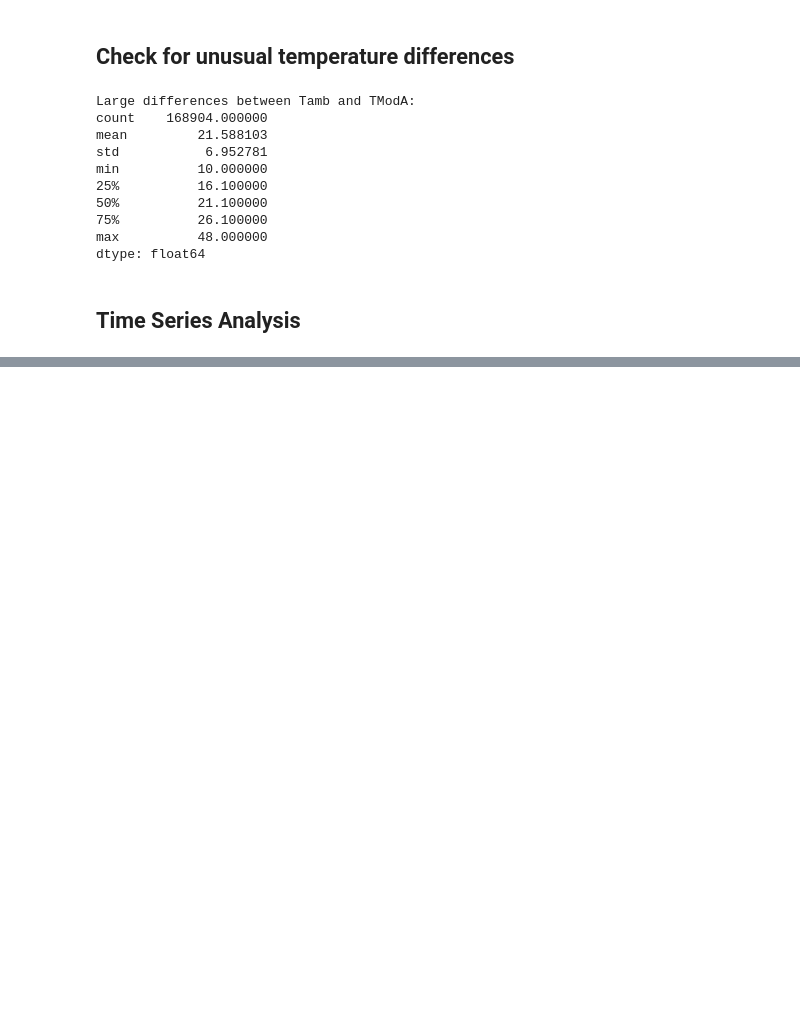
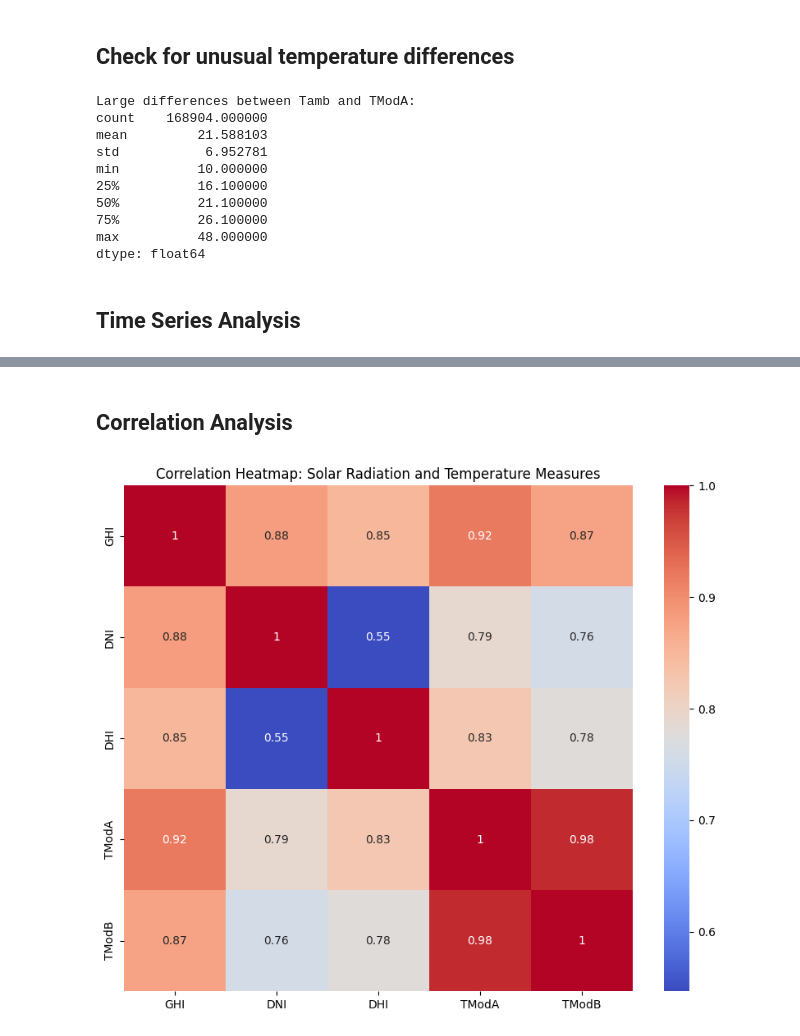
Before and after one commit to doffn/week_0_EDA, a Jupyter notebook: notebooks/week_0.ipynb, the cells around one changed output, grey strips where cells are left out. Drawn from its saved outputs; the diff is of its cells as text; code cells hidden in the pictures; blank space fills up the shorter version.

```diff
--- a/notebooks/week_0.ipynb
+++ b/notebooks/week_0.ipynb
@@ -272,0 +277,10 @@ plt.show()
+# %% [markdown]
+## Correlation Analysis
+# %%
+# Plot heatmap for correlation between GHI, DNI, DHI, TModA, and TModB
+plt.figure(figsize=(10, 8))
+sns.heatmap(data[['GHI', 'DNI', 'DHI', 'TModA', 'TModB']].corr(), annot=True, cmap='coolwarm')
+plt.title('Correlation Heatmap: Solar Radiation and Temperature Measures')
+plt.show()
+# %% [output]
+[figure, added]
```
Also changed, not shown: parts of 2 cells of this notebook.
